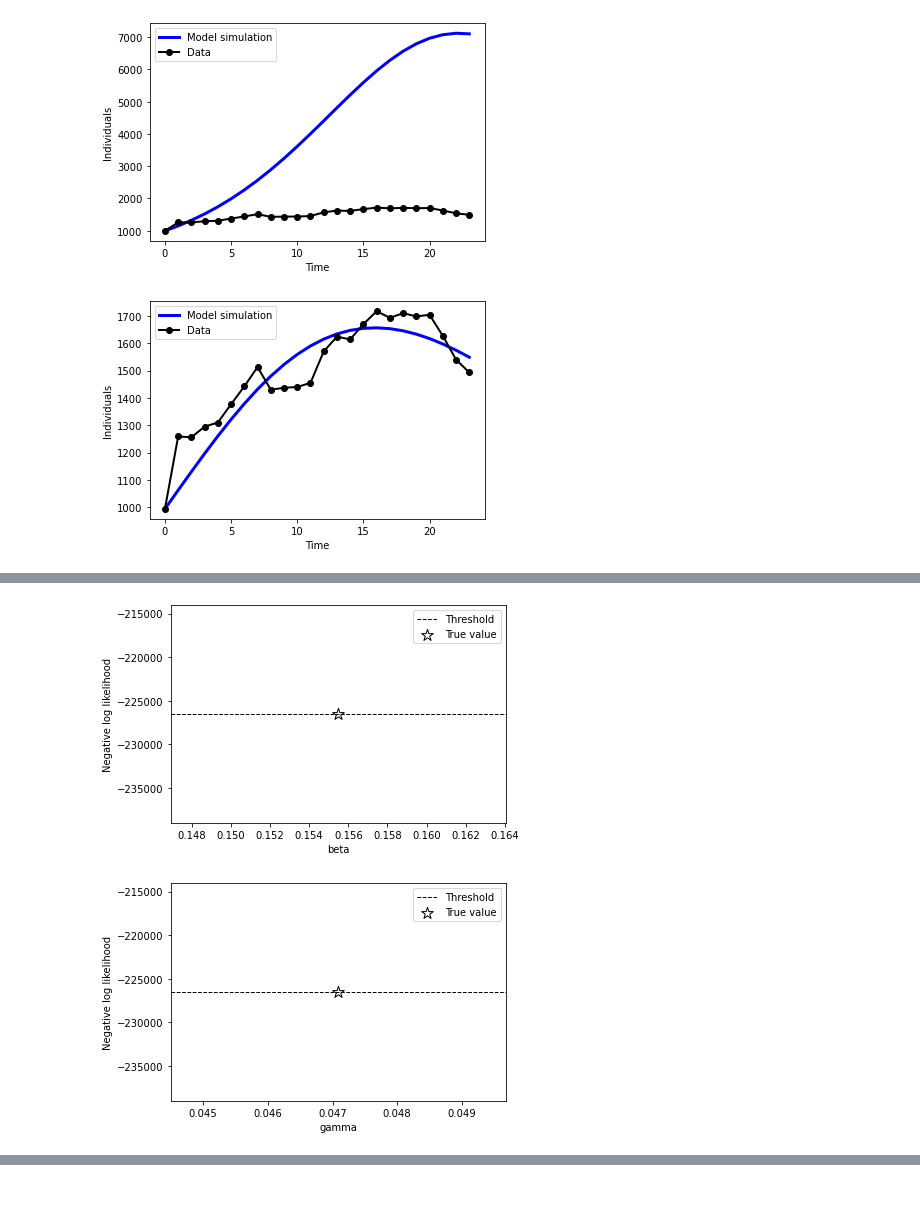
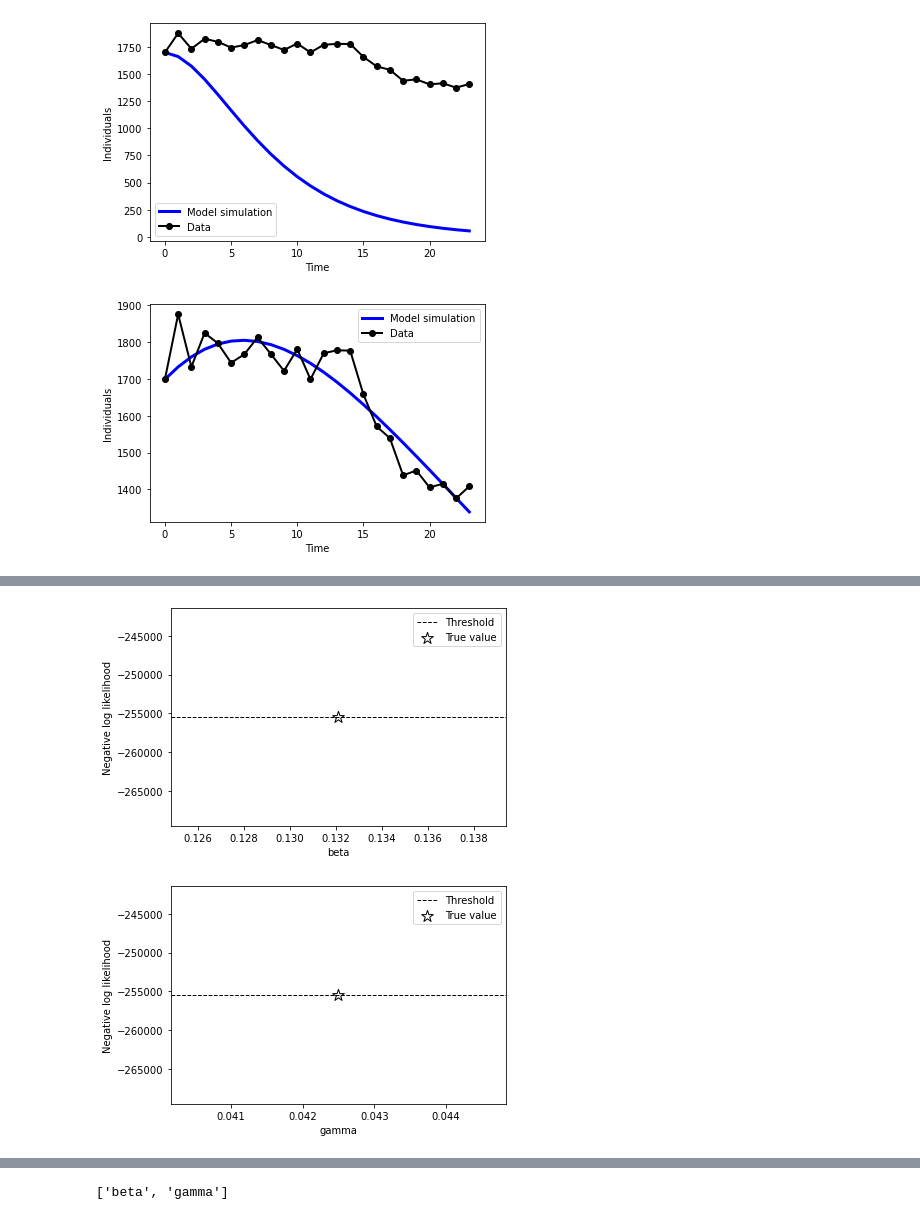
Before and after one commit to CarlQGan/param-estimation-SIR, a Jupyter notebook: Python/sir_example.ipynb, the cells around one changed output, grey strips where cells are left out. Drawn from its saved outputs; the diff is of its cells as text; code cells hidden in the pictures; blank space fills up the shorter version.

```diff
--- a/Python/sir_example.ipynb
+++ b/Python/sir_example.ipynb
@@ -144,37 +144,37 @@ def proflike(params, profindex, cost_func, times, data, perrange = 0.5, numpoint
 # times = [0, 7, 14, 21, 28, 35, 42, 49, 56, 63, 70, 77, 84, 91, 98]
 # data = [97, 271, 860, 1995, 4419, 6549, 6321, 4763, 2571, 1385, 615, 302, 159, 72, 34]
 times = np.linspace(0, 23, 24)
-data = [994,
- 1259,
- 1256,
- 1295,
- 1310,
- 1377,
- 1442,
- 1513,
- 1430,
- 1437,
- 1440,
- 1455,
- 1570,
- 1624,
- 1614,
- 1670,
- 1717,
- 1693,
- 1710,
- 1698,
- 1704,
- 1627,
- 1540,
- 1493]
+data = [1699,
+ 1876,
+ 1733,
+ 1825,
+ 1797,
+ 1744,
+ 1767,
+ 1813,
+ 1768,
+ 1722,
+ 1781,
+ 1699,
+ 1770,
+ 1778,
+ 1777,
+ 1658,
+ 1571,
+ 1539,
+ 1438,
+ 1451,
+ 1405,
+ 1415,
+ 1375,
+ 1408]
 
 #shortened version for seeing how truncated data affects the estimation
 #times = times[0:7]
 #data = data[0:7]
 
 #### Set initial parameter values and initial states ####
-params = [0.4, 0.25, 80000.0]#make sure all the params and inition states are float
+params = [0.4, 0.25, 4397]#make sure all the params and inition states are float
 paramnames = ['beta', 'gamma', 'k']
 ini = x0fcn(params,data)
 print(ini)
@@ -262,2 +262,2 @@ plt.show()
-[figure, old version]
+[figure, new version]
-[figure, old version]
+[figure, new version]
@@ -281,2 +281,2 @@ Starting profile...
-[figure, old version]
+[figure, new version]
-[figure, old version]
+[figure, new version]
@@ -283,0 +284,4 @@ Starting profile...
+# %%
+paramnames_fit
+# %% [output]
+['beta', 'gamma']
```
Also changed, not shown: parts of 2 cells of this notebook, 1 other file.
